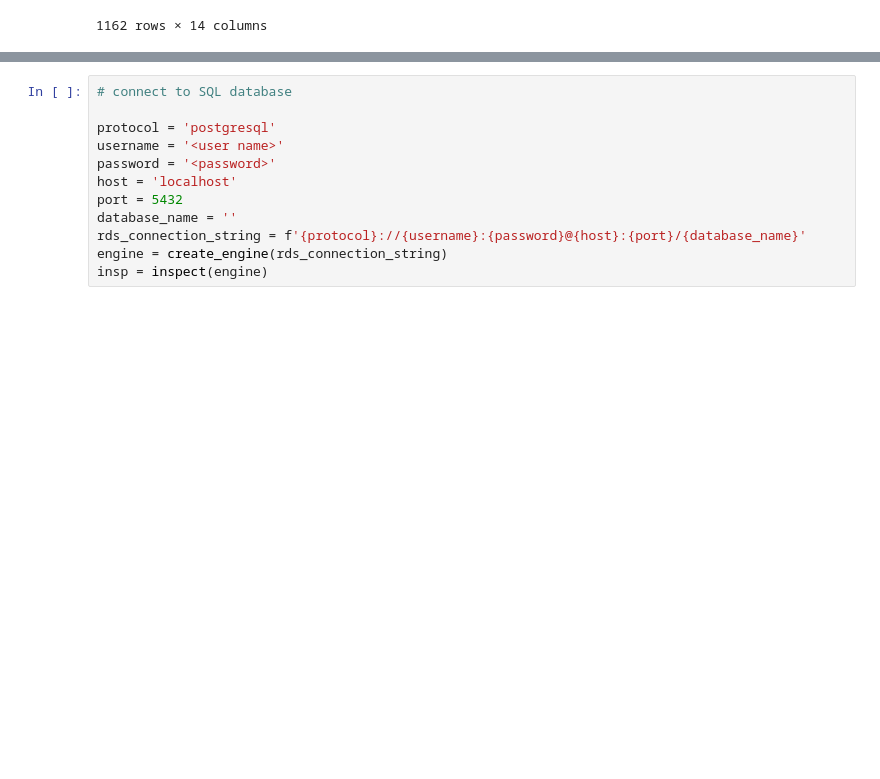
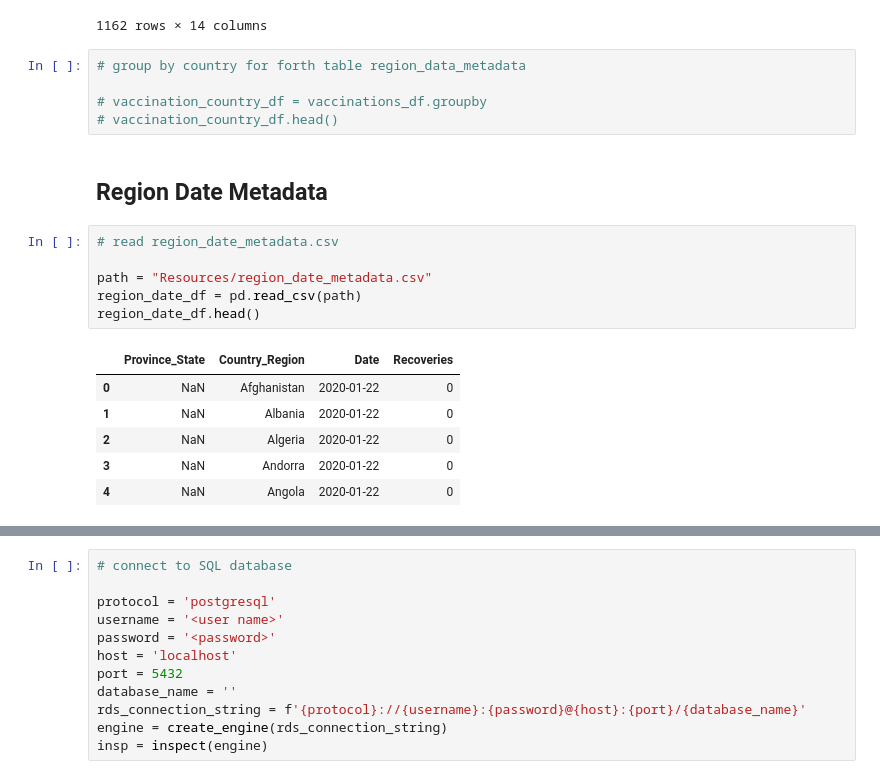
Before and after one commit to Alphaomegainfinity/COVID19_Vaccination, a Jupyter notebook: vaccinations.ipynb, the cells around one changed output, grey strips where cells are left out. Saved outputs shown, nothing was run; the diff lists cells and outputs as text; blank space fills up the shorter version.

```diff
--- a/vaccinations.ipynb
+++ b/vaccinations.ipynb
@@ -60,3 +60,23 @@ vaccination_daily_df.head()
 | 43250 | Zimbabwe | ZWE | 2021-02-21 | 1314.0 | 1314.0 | NaN | ... |
 | 43251 | Zimbabwe | ZWE | 2021-02-22 | NaN | NaN | NaN | ... |
 1162 rows × 14 columns
+# %%
+# group by country for forth table region_data_metadata
+
+# vaccination_country_df = vaccinations_df.groupby
+# vaccination_country_df.head()
+# %% [markdown]
+## Region Date Metadata
+# %%
+# read region_date_metadata.csv
+
+path = "Resources/region_date_metadata.csv"
+region_date_df = pd.read_csv(path)
+region_date_df.head()
+# %% [output]
+|  | Province_State | Country_Region | Date | Recoveries |
+| 0 | NaN | Afghanistan | 2020-01-22 | 0 |
+| 1 | NaN | Albania | 2020-01-22 | 0 |
+| 2 | NaN | Algeria | 2020-01-22 | 0 |
+| 3 | NaN | Andorra | 2020-01-22 | 0 |
+| 4 | NaN | Angola | 2020-01-22 | 0 |
```
Also changed, not shown: parts of 3 cells of this notebook.
